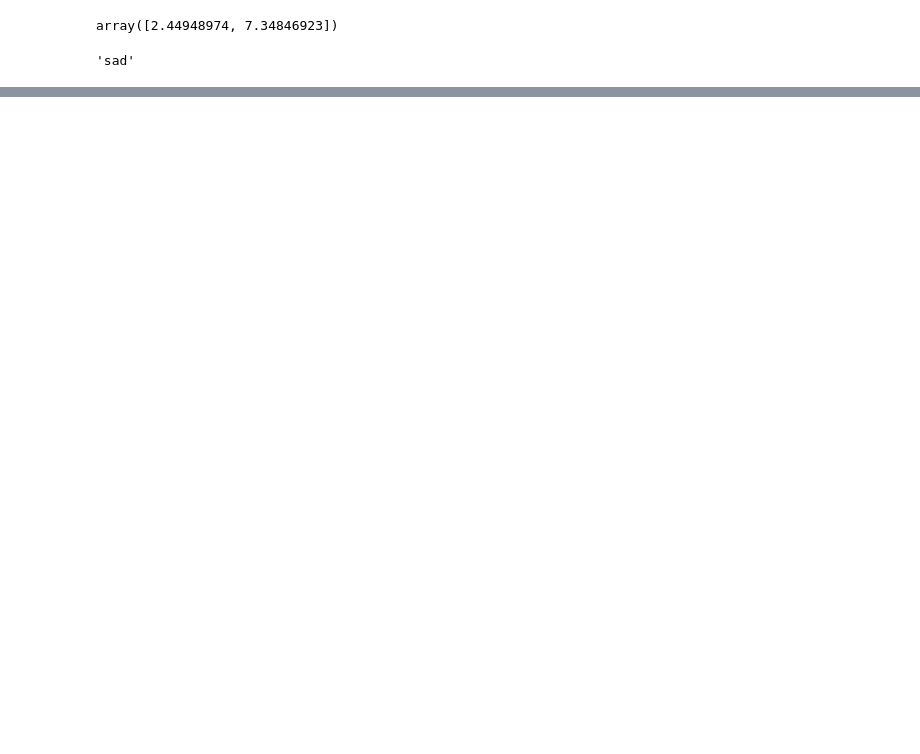
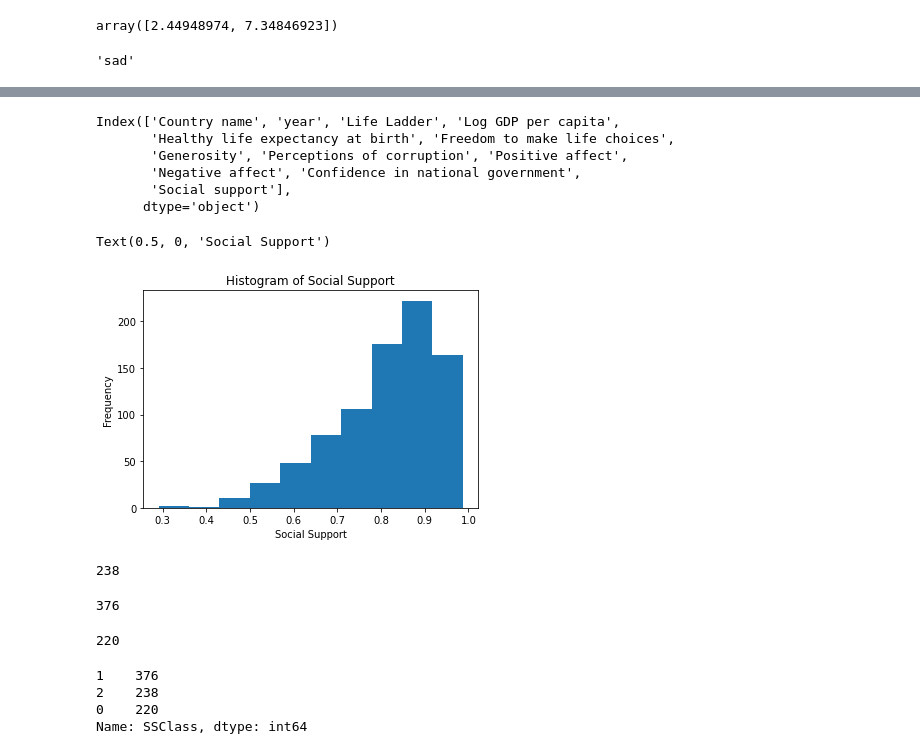
Before and after one commit to mattohan567/Happiness_Score_Project, a Jupyter notebook: KNN.ipynb, the cells around one changed output, grey strips where cells are left out. Cells and saved outputs as stored; diff of their text form; code cells hidden in the pictures; blank space fills up the shorter version.

```diff
--- a/KNN.ipynb
+++ b/KNN.ipynb
@@ -84,0 +150,29 @@ plt.show()
+# %%
+X.columns
+# %% [output]
+Index(['Country name', 'year', 'Life Ladder', 'Log GDP per capita',
+       'Healthy life expectancy at birth', 'Freedom to make life choices',
+       'Generosity', 'Perceptions of corruption', 'Positive affect',
+       'Negative affect', 'Confidence in national government',
+       'Social support'],
+      dtype='object')
+# %%
+plt.hist(X['Social support'])
+plt.title('Histogram of Social Support')
+plt.ylabel('Frequency')
+plt.xlabel('Social Support')
+# %% [output]
+Text(0.5, 0, 'Social Support')
+[figure, added]
+# %%
+sum(X['Social support'] > 0.9)
+# %% [output]
+238
+# %%
+sum((X['Social support'] <= 0.9) & (X['Social support'] > 0.75))
+# %% [output]
+376
+# %%
+sum(X['Social support'] <= 0.75)
+# %% [output]
+220
@@ -84,0 +184,7 @@ plt.show()
+# %%
+X.SSClass.value_counts()
+# %% [output]
+1    376
+2    238
+0    220
+Name: SSClass, dtype: int64
```
Also changed, not shown: parts of 13 cells of this notebook, 1 other file.
